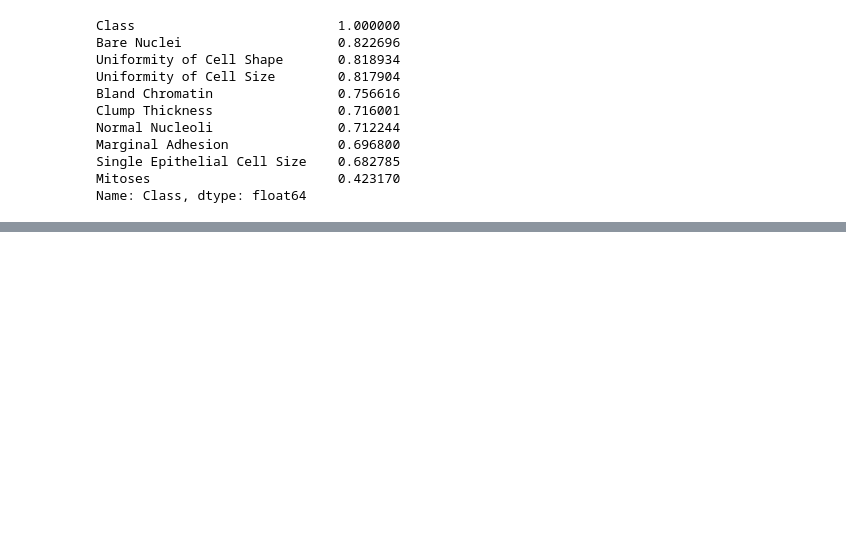
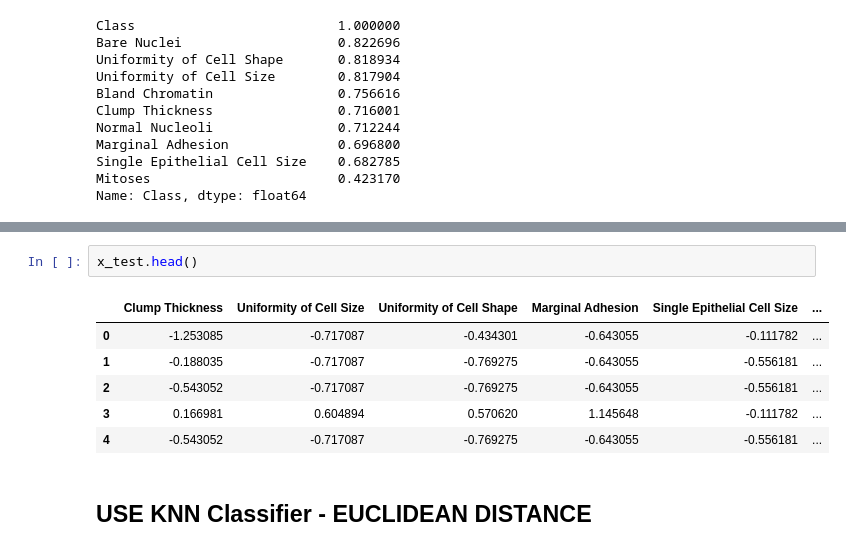
Before and after one commit to RiccardoRevalor/MachineLearning, a Jupyter notebook: KNN/knn_implementation_1.ipynb, the cells around one changed output, grey strips where cells are left out. Cells and saved outputs as stored; diff of their text form; blank space fills up the shorter version.

Commit message:
KNN 1:euclidean distance, default params, comparison vs null acc

```diff
--- a/KNN/knn_implementation_1.ipynb
+++ b/KNN/knn_implementation_1.ipynb
@@ -201,0 +271,11 @@ Name: Class, dtype: float64
+# %%
+x_test.head()
+# %% [output]
+|  | Clump Thickness | Uniformity of Cell Size | Uniformity of Cell Shape | Marginal Adhesion | Single Epithelial Cell Size | ... |
+| 0 | -1.253085 | -0.717087 | -0.434301 | -0.643055 | -0.111782 | ... |
+| 1 | -0.188035 | -0.717087 | -0.769275 | -0.643055 | -0.556181 | ... |
+| 2 | -0.543052 | -0.717087 | -0.769275 | -0.643055 | -0.556181 | ... |
+| 3 | 0.166981 | 0.604894 | 0.570620 | 1.145648 | -0.111782 | ... |
+| 4 | -0.543052 | -0.717087 | -0.769275 | -0.643055 | -0.556181 | ... |
+# %% [markdown]
+## USE KNN Classifier - EUCLIDEAN DISTANCE
```
Also changed, not shown: parts of 15 cells of this notebook.
